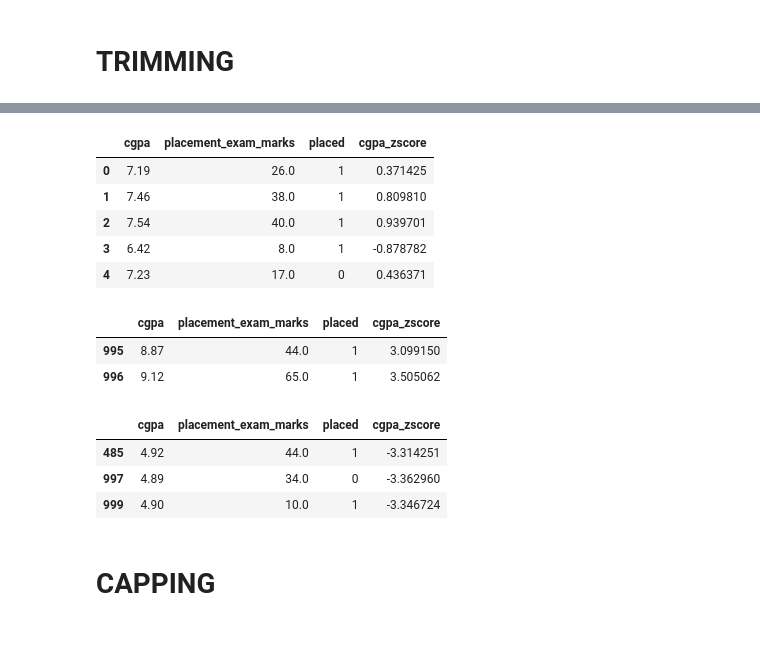
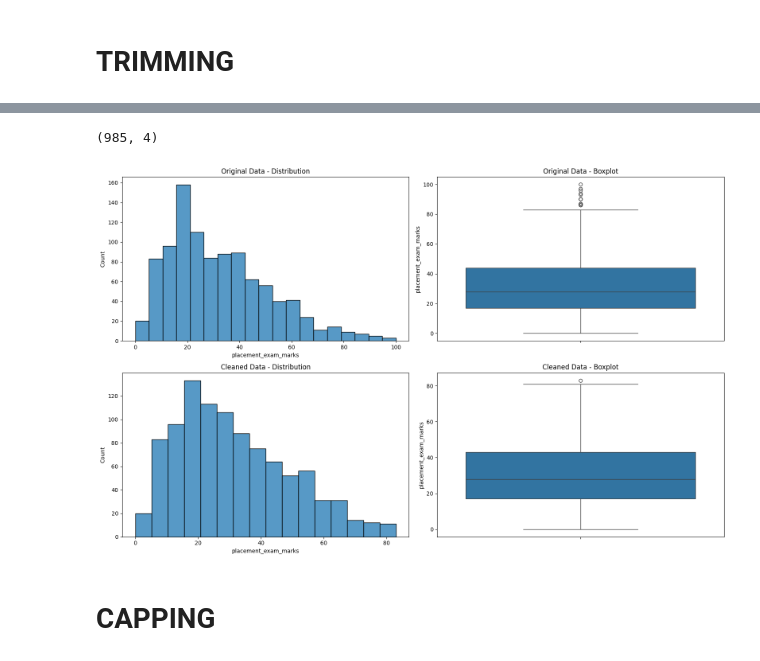
Before and after one commit to the-star-boy/Local-repo, a Jupyter notebook: Z_score.ipynb, the cells around one changed output, grey strips where cells are left out. Drawn from its saved outputs; the diff is of its cells as text; code cells hidden in the pictures.

Commit message:
IQR method(for skewed data) DAY 43

```diff
--- a/Z_score.ipynb
+++ b/Z_score.ipynb
@@ -92,25 +138,0 @@ new_df
-# %%
-#approach 2(Calculating the z score)
-df['cgpa_zscore']=(df['cgpa']-df['cgpa'].mean())/df['cgpa'].std()
-# %%
-df.head()
-# %% [output]
-|  | cgpa | placement_exam_marks | placed | cgpa_zscore |
-| 0 | 7.19 | 26.0 | 1 | 0.371425 |
-| 1 | 7.46 | 38.0 | 1 | 0.809810 |
-| 2 | 7.54 | 40.0 | 1 | 0.939701 |
-| 3 | 6.42 | 8.0 | 1 | -0.878782 |
-| 4 | 7.23 | 17.0 | 0 | 0.436371 |
-# %%
-df[df['cgpa_zscore']>3 ]
-# %% [output]
-|  | cgpa | placement_exam_marks | placed | cgpa_zscore |
-| 995 | 8.87 | 44.0 | 1 | 3.099150 |
-| 996 | 9.12 | 65.0 | 1 | 3.505062 |
-# %%
-df[df['cgpa_zscore']<-3]
-# %% [output]
-|  | cgpa | placement_exam_marks | placed | cgpa_zscore |
-| 485 | 4.92 | 44.0 | 1 | -3.314251 |
-| 997 | 4.89 | 34.0 | 0 | -3.362960 |
-| 999 | 4.90 | 10.0 | 1 | -3.346724 |
@@ -119,2 +139,27 @@ df[df['cgpa_zscore']<-3]
+# %%
+new_df=df[df['placement_exam_marks'] < upper_limit]
+# %%
+new_df.shape
+# %% [output]
+(985, 4)
+# %%
+fig, axes = plt.subplots(2, 2, figsize=(16, 10))
+
+sns.histplot(df['placement_exam_marks'], ax=axes[0, 0])
+axes[0, 0].set_title('Original Data - Distribution')
+
+sns.boxplot(df['placement_exam_marks'], ax=axes[0, 1])
+axes[0, 1].set_title('Original Data - Boxplot')
+
+sns.histplot(new_df['placement_exam_marks'], ax=axes[1, 0])
+axes[1, 0].set_title('Cleaned Data - Distribution')
+
+sns.boxplot(new_df['placement_exam_marks'], ax=axes[1, 1])
+axes[1, 1].set_title('Cleaned Data - Boxplot')
+
+plt.tight_layout()
+plt.show()
+# %% [output]
+[figure, added]
 # %% [markdown]
 # **CAPPING**
```
Also changed, not shown: parts of 23 cells of this notebook.
